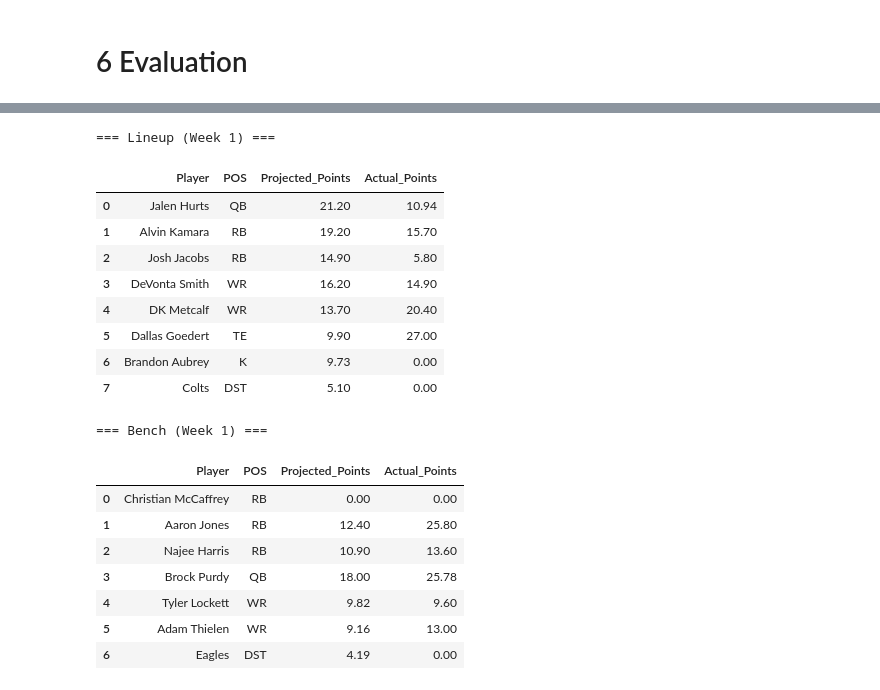
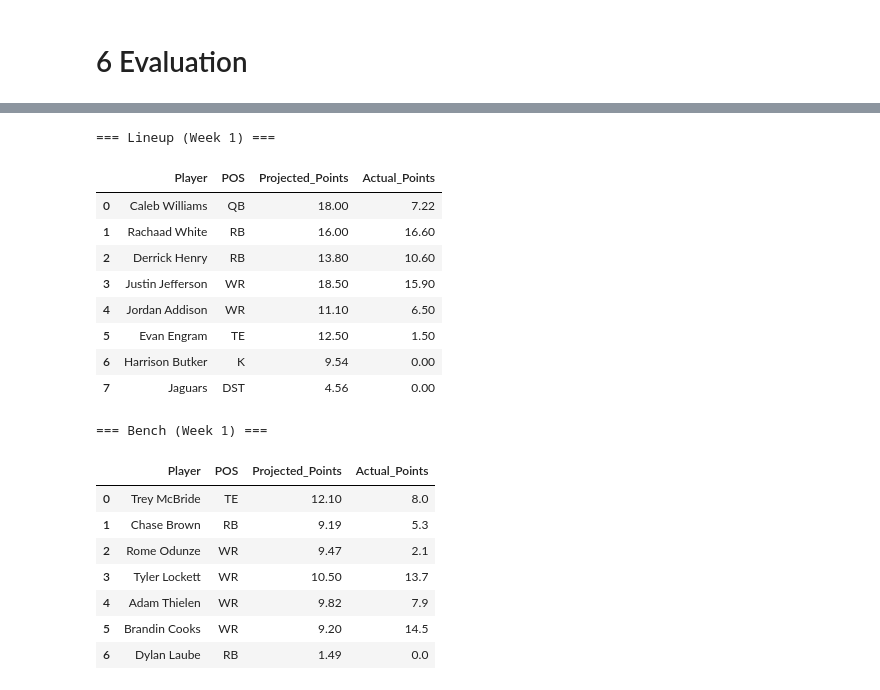
Before and after one commit to alexk2206/Data_Driven_Fantasy_Football, a Jupyter notebook: Mixed_Integer_Problem_for_Draft_Optimization.ipynb, the cells around one changed output, grey strips where cells are left out. Cells and saved outputs as stored; diff of their text form; code cells hidden in the pictures.

```diff
--- a/Mixed_Integer_Problem_for_Draft_Optimization.ipynb
+++ b/Mixed_Integer_Problem_for_Draft_Optimization.ipynb
@@ -120,0 +145,16 @@ real_data
+# %%
+adp_names = player_adp['Player'].unique().tolist()
+adp_pos_dict = dict(zip(player_adp['Player'], player_adp['POS']))
+
+def match_name_with_pos(name, pos, reference_list, reference_pos_dict, cutoff=85.5):
+    filtered_candidates = [p for p in reference_list if reference_pos_dict.get(p) == pos]
+    result = process.extractOne(name, filtered_candidates, score_cutoff=cutoff)
+    return result[0] if result else None
+
+real_data['Player'] = real_data.apply(
+    lambda row: match_name_with_pos(row['Player'], row['POS'], adp_names, adp_pos_dict),
+    axis=1
+)
+real_data = real_data.drop_duplicates(subset=['Player', 'POS', 'week'], keep='first')
+
+real_data = real_data[real_data['Player'].notnull()].copy()
@@ -238,7 +328,7 @@ players            = (season_projections[['Player', 'POS', 'ADP', 'TTL', 'dropof
                       .reset_index(drop=True))
 players['Rank']    = players.index + 1
 
-players_list       = players['Player'].copy().tolist()
+players_list       = players['Player'].dropna().copy().tolist()
 positions          = {'QB', 'RB', 'WR', 'TE', 'K', 'DST', 'FLEX'}
 flex_eligible      = {'RB', 'WR', 'TE'}
 weeks              = list(range(1, 18))
@@ -260,17 +350,17 @@ season_projections_dict = {
 beta               = {t: 120.0 for t in weeks}
 alpha              = 0.3
 lambda_0           = 1
-lambda_1           = 3
-lambda_2           = 4
-lambda_3           = 0.5
-lambda_4           = 40
+lambda_1           = 1
+lambda_2           = 2
+lambda_3           = 5
+lambda_4           = 0.25
 df_sorted          = players.sort_values('Rank').reset_index(drop=True)
 topk_pct           = 0.0025
 
 # 2. DRAFT ORDER SETUP
 
 teams              = [f'Team {i+1}' for i in range(num_teams)]
-DM_team            = 'Team 1'
+DM_team            = 'Team 6'
 
 draft_order        = []
 for rnd in range(num_rounds):
@@ -313,8 +403,9 @@ for pick_idx, team in enumerate(draft_order, start=1):
         if len(ranks) != 1:
             print(f'Problem bei Spieler {p}: Anzahl gefundener Ränge = {len(ranks)}')
 
-    remaining_players = sorted(available, key=lambda p: df_sorted.loc[df_sorted.Player == p, 'Rank'].item())
-    Rk                = {p: i+1 for i, p in enumerate(remaining_players)}
+    rank_dict = dict(zip(df_sorted['Player'], df_sorted['Rank']))
+    remaining_players = sorted(available, key=lambda p: rank_dict.get(p, float('inf')))
+    Rk = {p: i + 1 for i, p in enumerate(remaining_players)}
     player_vars       = set(remaining_players) | set(rosters[team])
     picks_remaining   = num_rounds - len(rosters[team])
 
@@ -615,48 +706,48 @@ def get_lineup_and_bench(team, week, roster_projections, real_data, lineup_req):
 
     lineup_players = set(lineup['Player'])
     bench = team_roster[~team_roster['Player'].isin(lineup_players)].copy()
 
-    week_actuals = real_data[real_data['week'] == week][['player_display_name', 'fantasy_points_ppr']]
-    week_actuals = week_actuals.rename(columns={'player_display_name': 'Player', 'fantasy_points_ppr': 'Actual_Points'})
+    week_actuals = real_data[real_data['week'] == week][['Player', 'fantasy_points_ppr']]
+    week_actuals = week_actuals.rename(columns={'fantasy_points_ppr': 'Actual_Points'})
 
     def process_df(df):
         df['Projected_Points'] = df[week_col]
         df.drop(columns=[col for col in df.columns if col.startswith("Week_")], inplace=True)
         df = df.merge(week_actuals, on='Player', how='left')
         df['Actual_Points'] = df['Actual_Points'].fillna(0)
         return df
 
     lineup = process_df(lineup)
     bench = process_df(bench)
 
     return lineup, bench
 
-lineup, bench = get_lineup_and_bench(DM_team, 3, roster_projections, real_data, lineup_req)
+lineup, bench = get_lineup_and_bench(DM_team, 1, roster_projections, real_data, lineup_req)
 
 pd.set_option('display.max_rows', 30)
 
 print("=== Lineup (Week 1) ===")
 display(lineup[['Player', 'POS', 'Projected_Points', 'Actual_Points']])
 
 print("=== Bench (Week 1) ===")
 display(bench[['Player', 'POS', 'Projected_Points', 'Actual_Points']])
 # %% [output]
 === Lineup (Week 1) ===
 |  | Player | POS | Projected_Points | Actual_Points |
-| 0 | Jalen Hurts | QB | 21.20 | 10.94 |
-| 1 | Alvin Kamara | RB | 19.20 | 15.70 |
-| 2 | Josh Jacobs | RB | 14.90 | 5.80 |
-| 3 | DeVonta Smith | WR | 16.20 | 14.90 |
-| 4 | DK Metcalf | WR | 13.70 | 20.40 |
-| 5 | Dallas Goedert | TE | 9.90 | 27.00 |
-| 6 | Brandon Aubrey | K | 9.73 | 0.00 |
-| 7 | Colts | DST | 5.10 | 0.00 |
+| 0 | Caleb Williams | QB | 18.00 | 7.22 |
+| 1 | Rachaad White | RB | 16.00 | 16.60 |
+| 2 | Derrick Henry | RB | 13.80 | 10.60 |
+| 3 | Justin Jefferson | WR | 18.50 | 15.90 |
+| 4 | Jordan Addison | WR | 11.10 | 6.50 |
+| 5 | Evan Engram | TE | 12.50 | 1.50 |
+| 6 | Harrison Butker | K | 9.54 | 0.00 |
+| 7 | Jaguars | DST | 4.56 | 0.00 |
 === Bench (Week 1) ===
 |  | Player | POS | Projected_Points | Actual_Points |
-| 0 | Christian McCaffrey | RB | 0.00 | 0.00 |
-| 1 | Aaron Jones | RB | 12.40 | 25.80 |
-| 2 | Najee Harris | RB | 10.90 | 13.60 |
-| 3 | Brock Purdy | QB | 18.00 | 25.78 |
-| 4 | Tyler Lockett | WR | 9.82 | 9.60 |
-| 5 | Adam Thielen | WR | 9.16 | 13.00 |
-| 6 | Eagles | DST | 4.19 | 0.00 |
+| 0 | Trey McBride | TE | 12.10 | 8.0 |
+| 1 | Chase Brown | RB | 9.19 | 5.3 |
+| 2 | Rome Odunze | WR | 9.47 | 2.1 |
+| 3 | Tyler Lockett | WR | 10.50 | 13.7 |
+| 4 | Adam Thielen | WR | 9.82 | 7.9 |
+| 5 | Brandin Cooks | WR | 9.20 | 14.5 |
+| 6 | Dylan Laube | RB | 1.49 | 0.0 |
```
Also changed, not shown: parts of 11 cells of this notebook.
